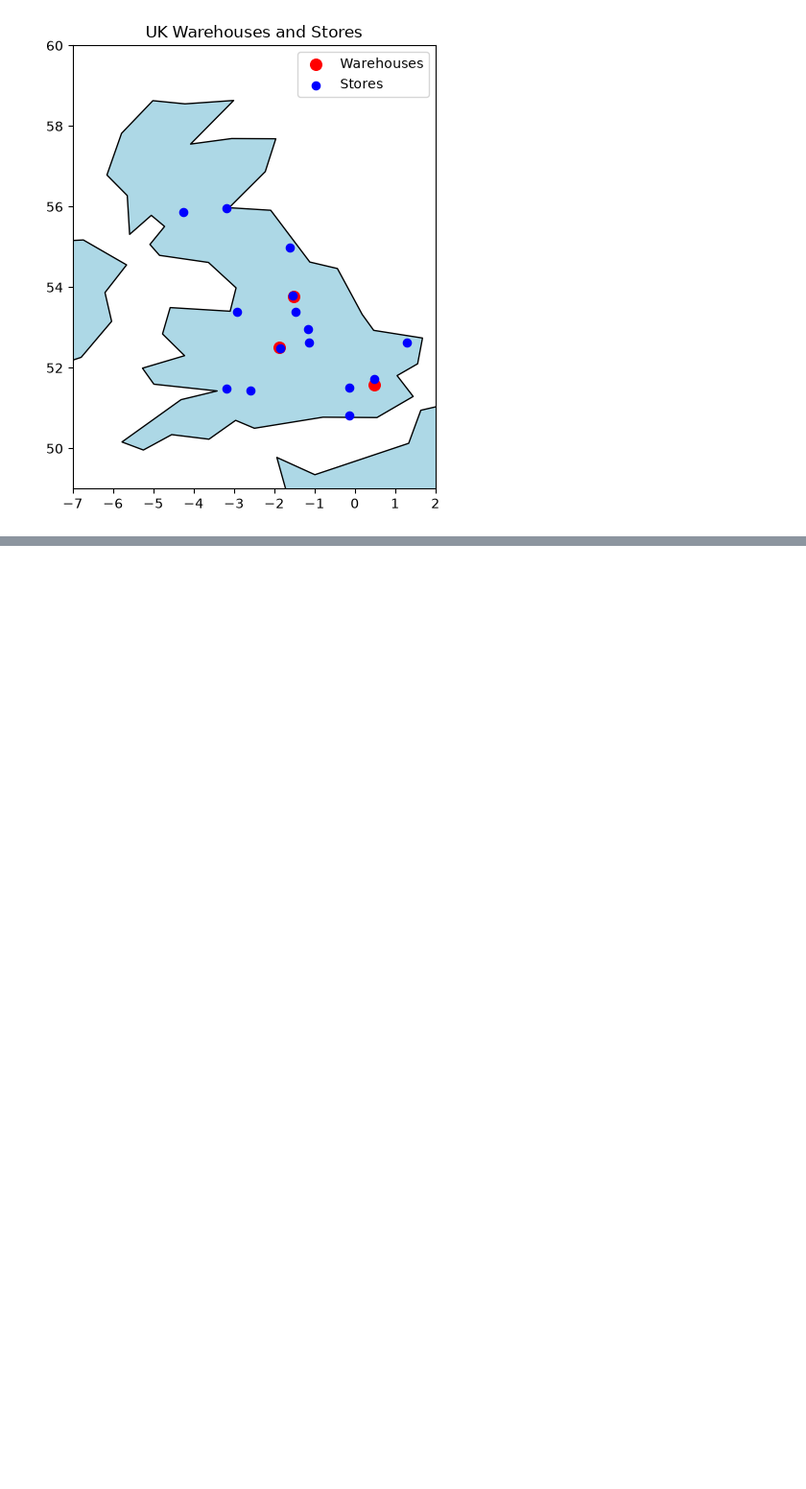
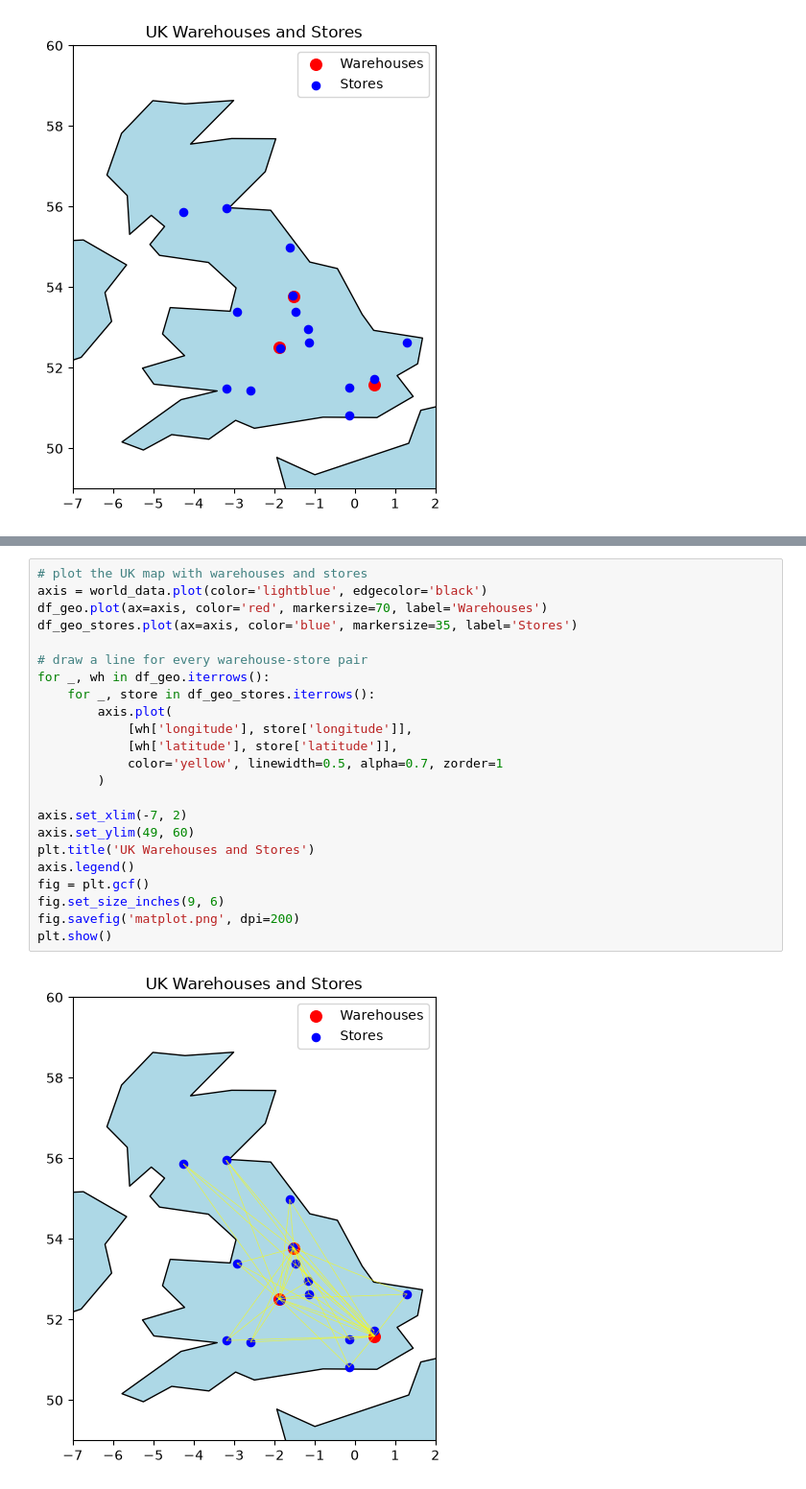
Before and after one commit to pyjpg/Warehouse_Linear-Optimisation, a Jupyter notebook: scripts/main.ipynb, the cells around one changed output, grey strips where cells are left out. Shown at 96% size. Saved outputs shown, nothing was run; the diff lists cells and outputs as text; blank space fills up the shorter version.

```diff
--- a/scripts/main.ipynb
+++ b/scripts/main.ipynb
@@ -133,0 +133,25 @@ f
+# %%
+# plot the UK map with warehouses and stores
+axis = world_data.plot(color='lightblue', edgecolor='black')
+df_geo.plot(ax=axis, color='red', markersize=70, label='Warehouses')
+df_geo_stores.plot(ax=axis, color='blue', markersize=35, label='Stores')
+
+# draw a line for every warehouse-store pair
+for _, wh in df_geo.iterrows():
+    for _, store in df_geo_stores.iterrows():
+        axis.plot(
+            [wh['longitude'], store['longitude']],
+            [wh['latitude'], store['latitude']],
+            color='yellow', linewidth=0.5, alpha=0.7, zorder=1
+        )
+
+axis.set_xlim(-7, 2)
+axis.set_ylim(49, 60)
+plt.title('UK Warehouses and Stores')
+axis.legend()
+fig = plt.gcf()
+fig.set_size_inches(9, 6)
+fig.savefig('matplot.png', dpi=200)
+plt.show()
+# %% [output]
+[figure, added]
```
Also changed, not shown: parts of 11 cells of this notebook, 1 other file.
